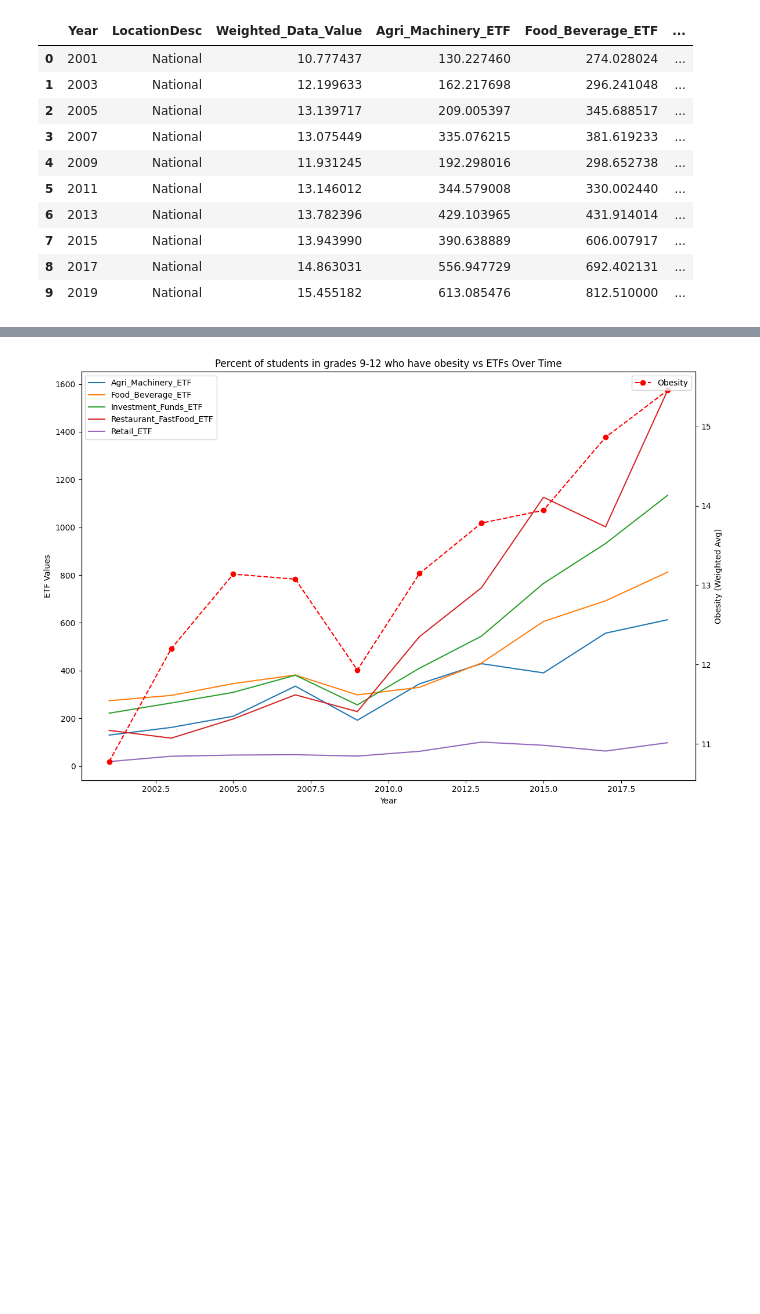
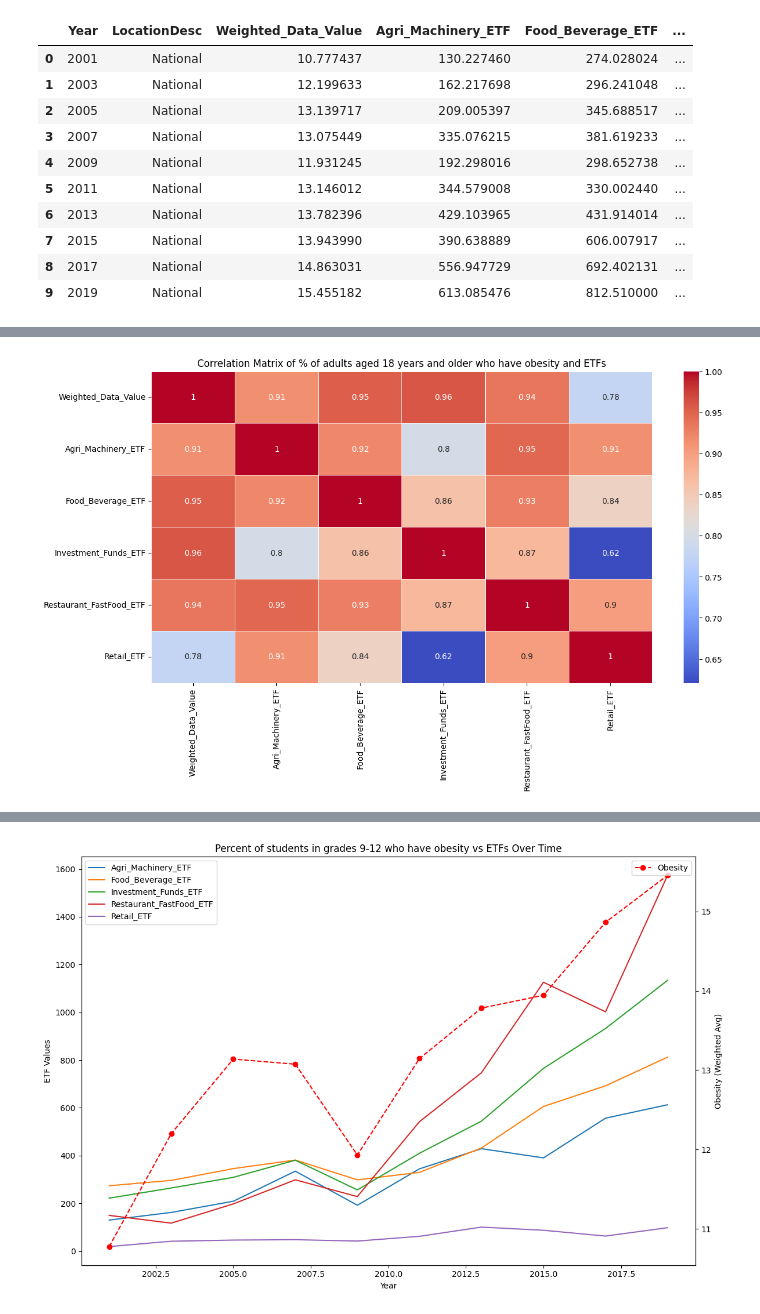
Before and after one commit to TonyZhang2004/Citadel-Summer-Datathon, a Jupyter notebook: EDA/synth_etf_corr.ipynb, the cells around one changed output, grey strips where cells are left out. Saved outputs shown, nothing was run; the diff lists cells and outputs as text; code cells hidden in the pictures; blank space fills up the shorter version.

```diff
--- a/EDA/synth_etf_corr.ipynb
+++ b/EDA/synth_etf_corr.ipynb
@@ -270,0 +244,6 @@ corr_4_matrix
+# %%
+corr_3_matrix = plt_corr_matrix(merged_3_df, "% of adults aged 18 years and older who have obesity")
+
+corr_3_matrix
+# %% [output]
+[figure, added]
```
Also changed, not shown: parts of 7 cells of this notebook.
